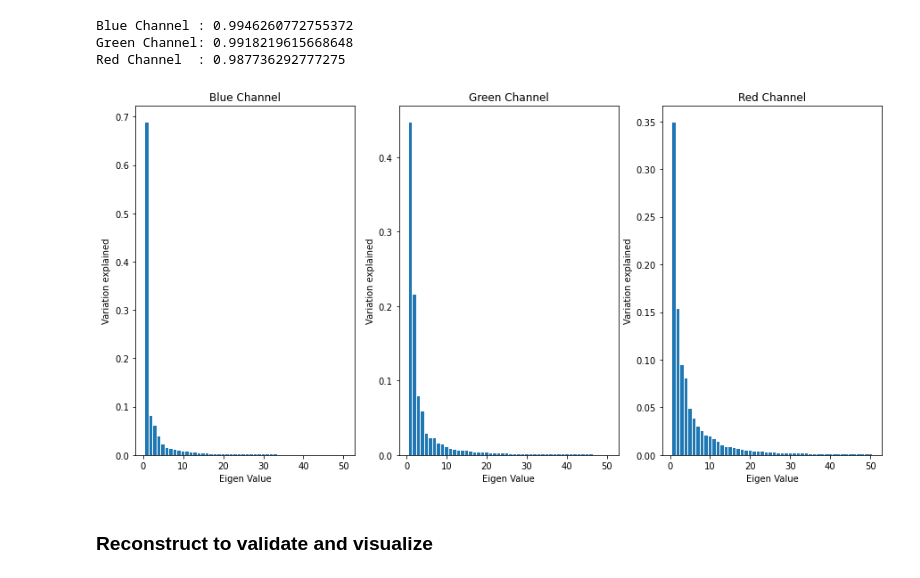
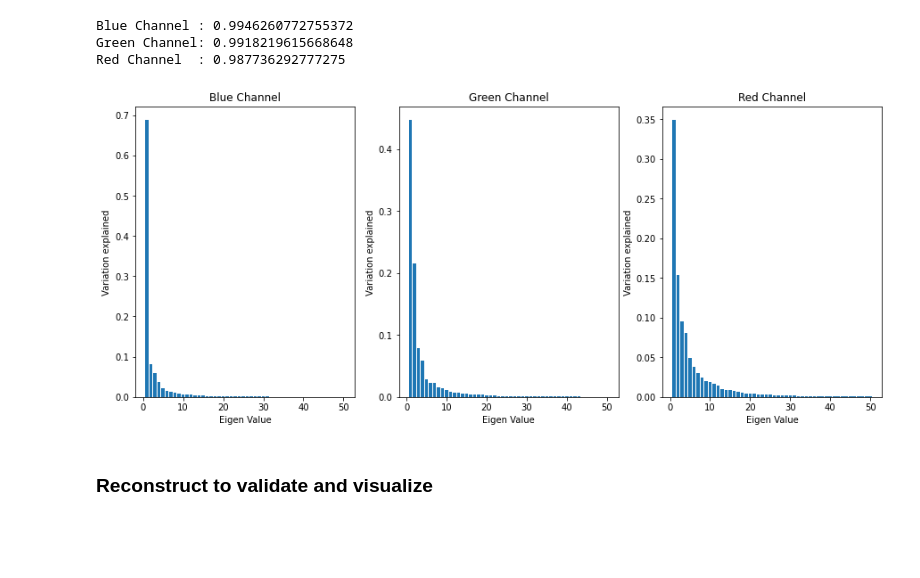
Before and after one commit to iqbal-01/Machine-Learning, a Jupyter notebook: Unsupervised Learning/PCA/PCA-image-reduction.ipynb, the cells around one changed output. Cells and saved outputs as stored; diff of their text form; code cells hidden in the pictures; blank space fills up the shorter version.

```diff
--- a/Unsupervised Learning/PCA/PCA-image-reduction.ipynb
+++ b/Unsupervised Learning/PCA/PCA-image-reduction.ipynb
@@ -103,27 +103,27 @@ Blue Channel : 0.9946260772755372
 Green Channel: 0.9918219615668648
 Red Channel  : 0.987736292777275
 # %%
-fig = plt.figure(figsize = (15, 7.2))
+fig = plt.figure(figsize = (15, 6))
 fig.add_subplot(131)
 plt.title("Blue Channel")
 plt.ylabel('Variation explained')
 plt.xlabel('Eigen Value')
 plt.bar(list(range(1,51)),pca_b.explained_variance_ratio_)
 
 fig.add_subplot(132)
 plt.title("Green Channel")
 plt.ylabel('Variation explained')
 plt.xlabel('Eigen Value')
 plt.bar(list(range(1,51)),pca_g.explained_variance_ratio_)
 
 fig.add_subplot(133)
 plt.title("Red Channel")
 plt.ylabel('Variation explained')
 plt.xlabel('Eigen Value')
 plt.bar(list(range(1,51)),pca_r.explained_variance_ratio_)
 plt.show()
 # %% [output]
-[figure, old version]
+[figure, new version]
 # %% [markdown]
 ### Reconstruct to validate and visualize
 # %%
```
Also changed, not shown: parts of 3 cells of this notebook.
